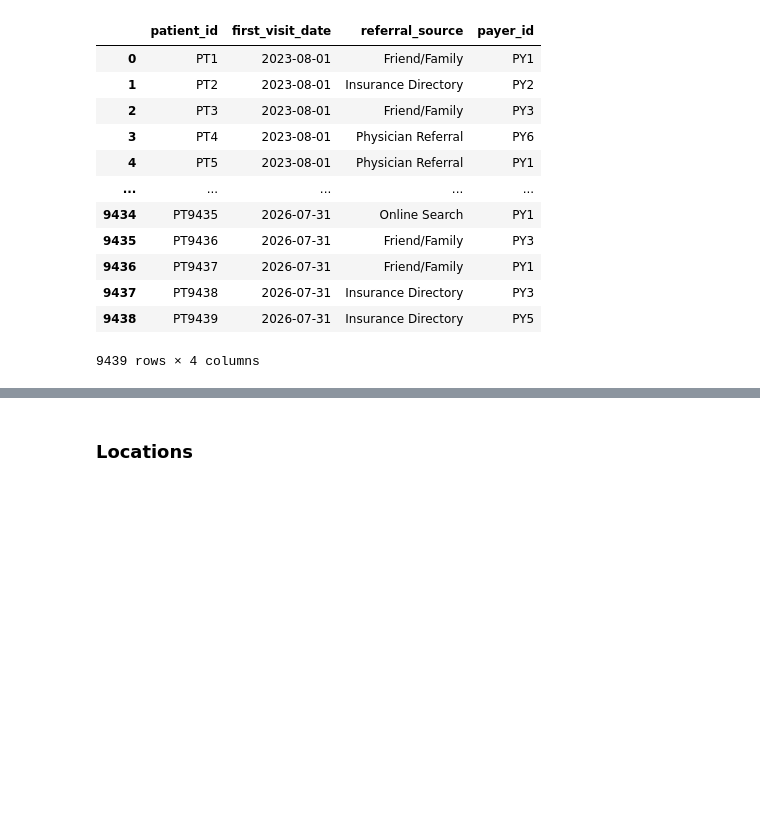
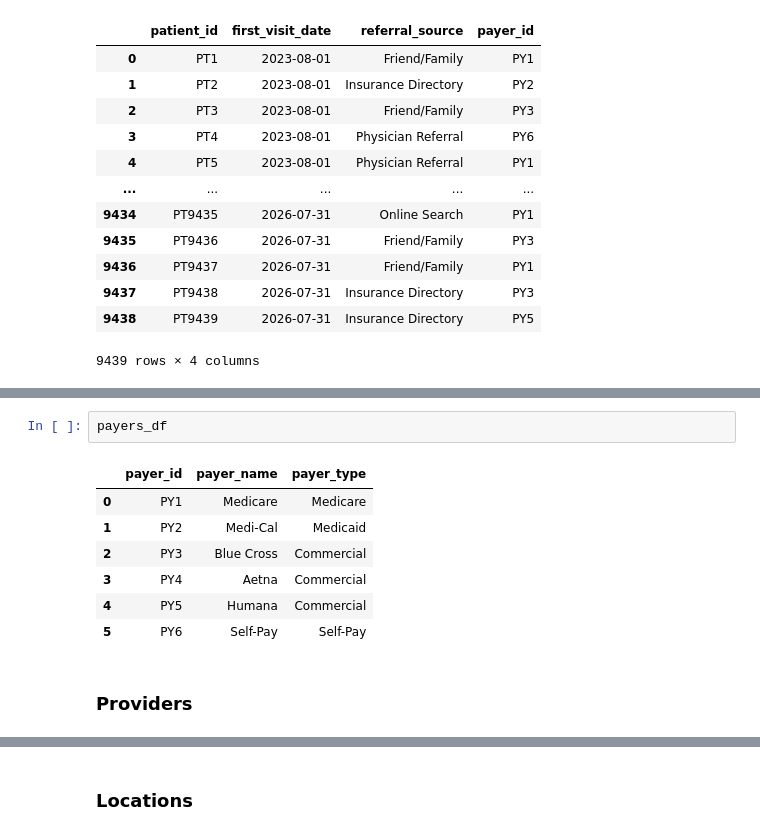
Before and after one commit to imtimtam/ortho-dashboard, a Jupyter notebook: notebook/data_cleaning.ipynb, the cells around one changed output, grey strips where cells are left out. Drawn from its saved outputs; the diff is of its cells as text; blank space fills up the shorter version.

```diff
--- a/notebook/data_cleaning.ipynb
+++ b/notebook/data_cleaning.ipynb
@@ -276,0 +286,12 @@ patients_df.drop_duplicates()
+# %%
+payers_df
+# %% [output]
+|  | payer_id | payer_name | payer_type |
+| 0 | PY1 | Medicare | Medicare |
+| 1 | PY2 | Medi-Cal | Medicaid |
+| 2 | PY3 | Blue Cross | Commercial |
+| 3 | PY4 | Aetna | Commercial |
+| 4 | PY5 | Humana | Commercial |
+| 5 | PY6 | Self-Pay | Self-Pay |
+# %% [markdown]
+### Providers
```
Also changed, not shown: parts of 17 cells of this notebook.
